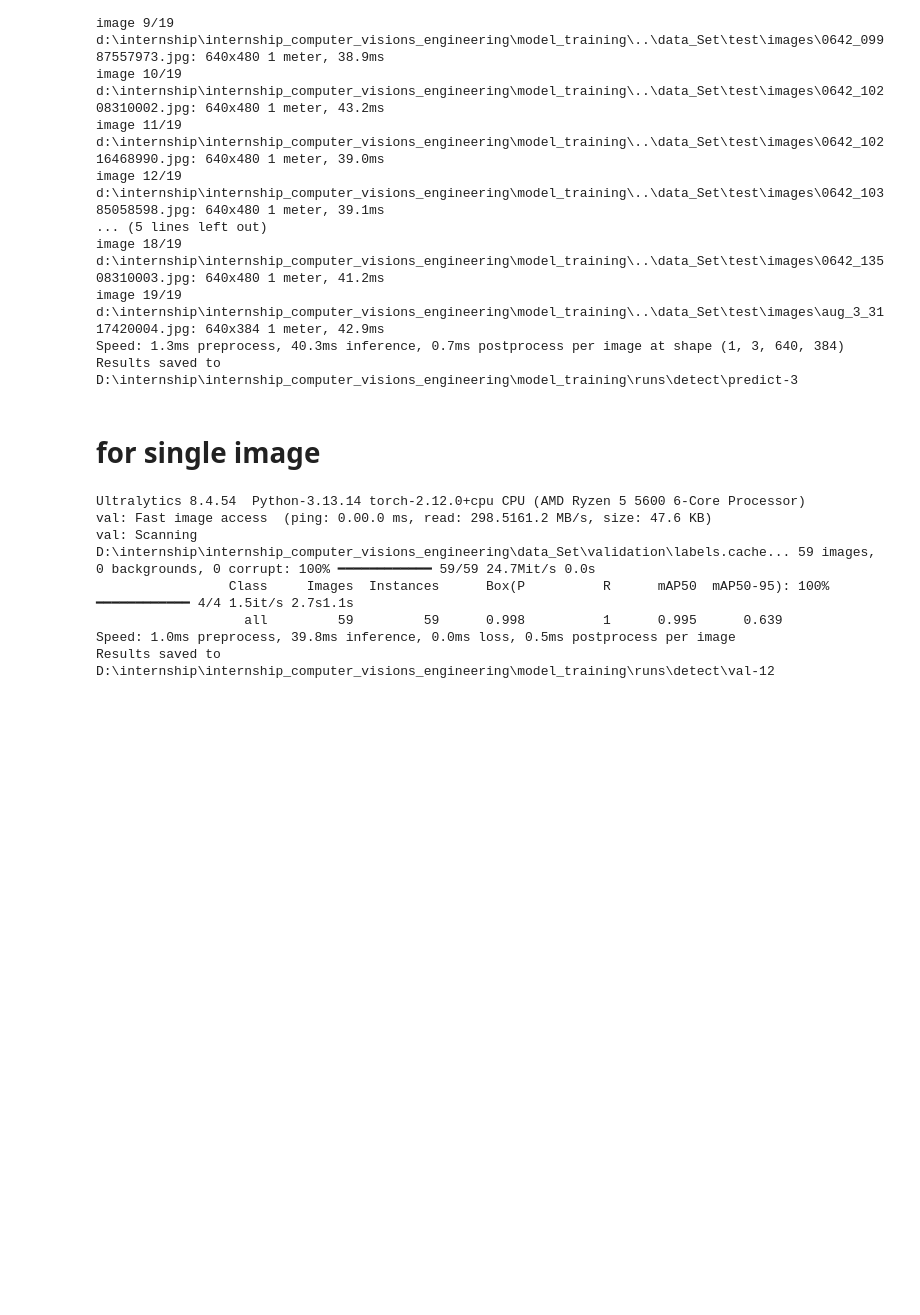
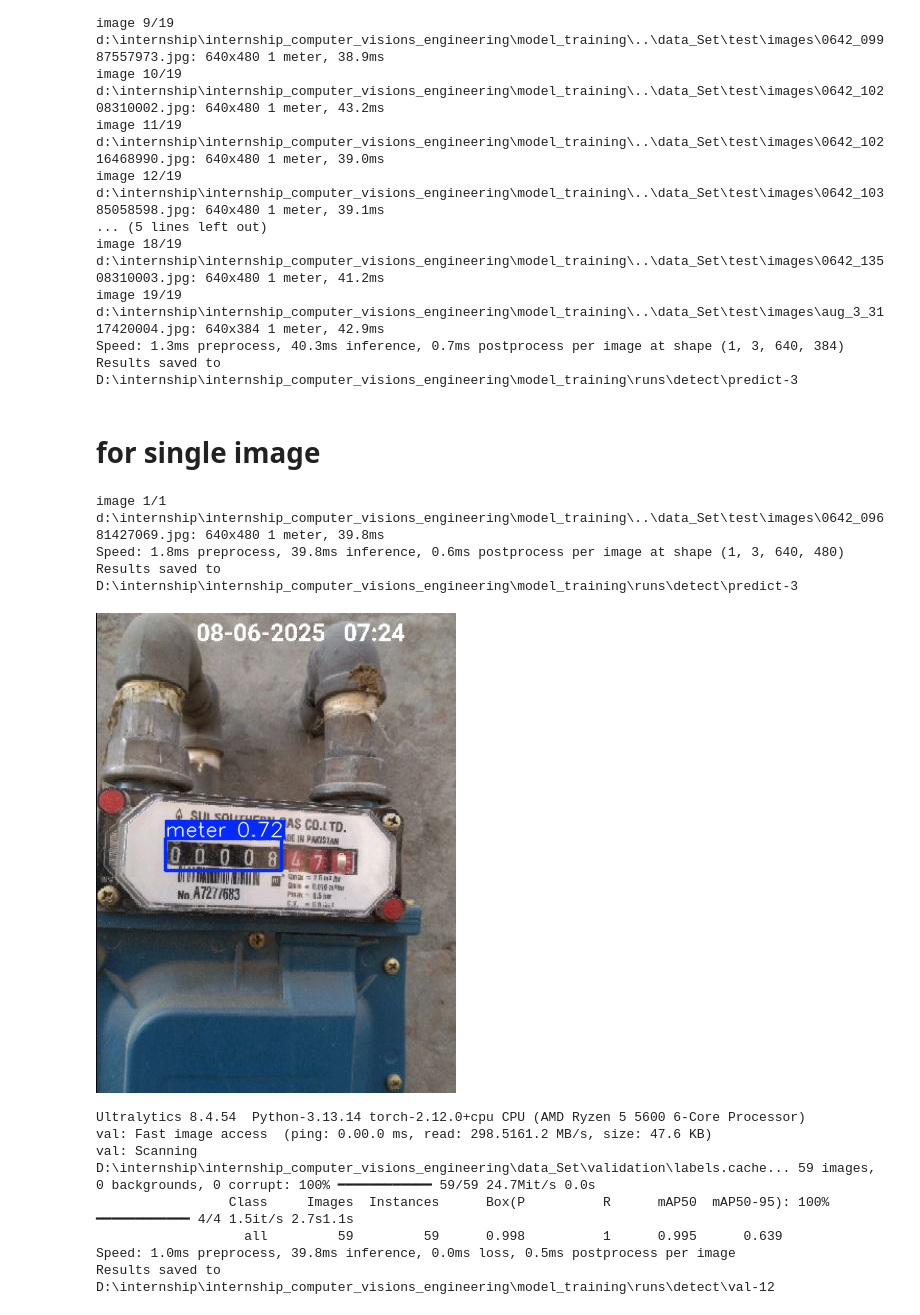
Before and after one commit to Uzair047C/internship_computer_visions_engineering, a Jupyter notebook: model_training/training.ipynb, the cells around one changed output. Drawn from its saved outputs; the diff is of its cells as text; code cells hidden in the pictures; blank space fills up the shorter version.

Commit message:
_testing only 1 predic and using corrodiantes for ocr abhe

```diff
--- a/model_training/training.ipynb
+++ b/model_training/training.ipynb
@@ -300,12 +300,23 @@ Results saved to D:\internship\internship_computer_visions_engineering\model_tra
 # %% [markdown]
 # for single image
 # %%
-# pred = model.predict(
-#     source=r"..\data_Set\test\image\aug_3_2023-08-30_15-48-47_UTC.jpg",
-#     imgsz=640,
-#     conf=0.25,
-#     save=True
-# )
+pred1 = model.predict(
+    source=r"..\data_Set\test\images\0642_09681427069.jpg",
+    imgsz=640,
+    conf=0.25,
+    save=True
+)
+img=cv2
+# %% [output]
+image 1/1 d:\internship\internship_computer_visions_engineering\model_training\..\data_Set\test\images\0642_09681427069.jpg: 640x480 1 meter, 39.8ms
+Speed: 1.8ms preprocess, 39.8ms inference, 0.6ms postprocess per image at shape (1, 3, 640, 480)
+Results saved to D:\internship\internship_computer_visions_engineering\model_training\runs\detect\predict-3
+# %%
+
+img = cv2.cvtColor(pred1[0].plot(), cv2.COLOR_BGR2RGB)
+display(Image.fromarray(img))
+# %% [output]
+[figure, added]
 # %%
 # Validation / evaluation
 val_results = model.val(
```
Also changed, not shown: parts of 1 cell of this notebook.
